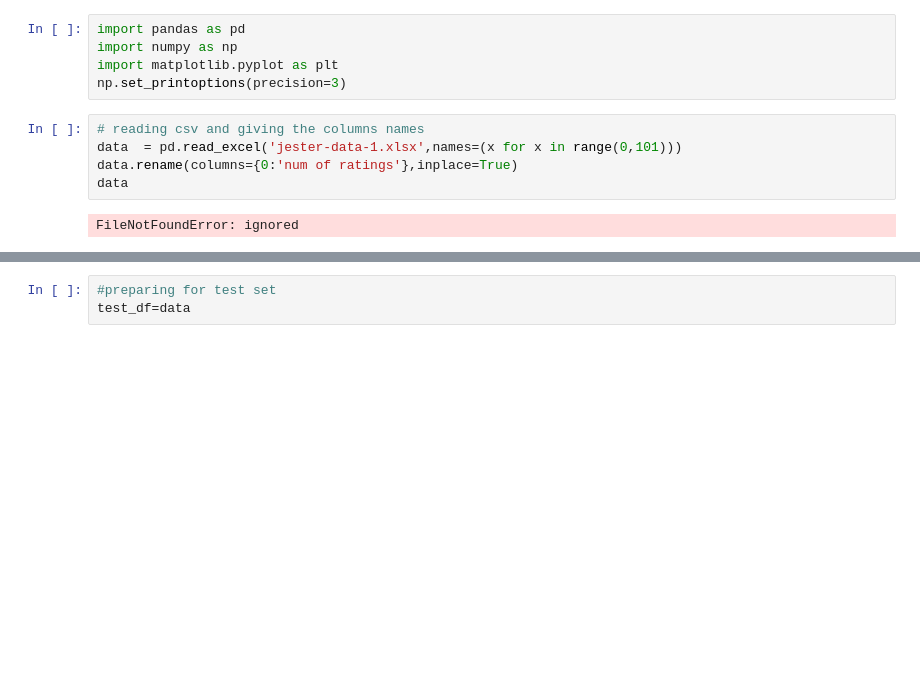
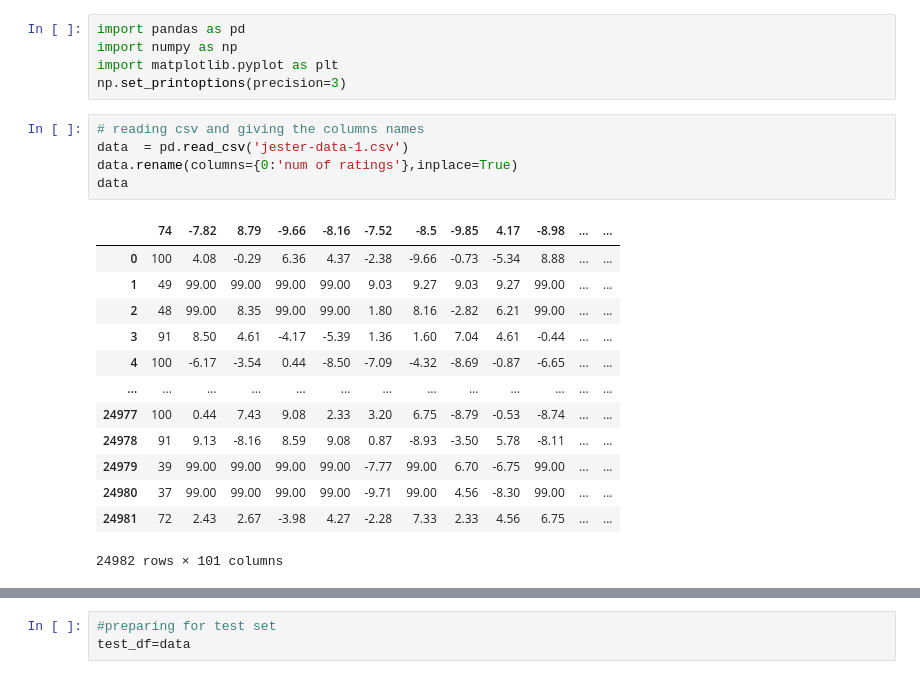
Before and after one commit to MianUsmanAhmed12/Lab4, a Jupyter notebook: my_recomender.ipynb, the cells around one changed output, grey strips where cells are left out. Drawn from its saved outputs; the diff is of its cells as text; blank space fills up the shorter version.

```diff
--- a/my_recomender.ipynb
+++ b/my_recomender.ipynb
@@ -7,10 +7,22 @@ import matplotlib.pyplot as plt
 np.set_printoptions(precision=3)
 # %%
 # reading csv and giving the columns names
-data  = pd.read_excel('jester-data-1.xlsx',names=(x for x in range(0,101)))
+data  = pd.read_csv('jester-data-1.csv')
 data.rename(columns={0:'num of ratings'},inplace=True)
 data
 # %% [output]
+|  | 74 | -7.82 | 8.79 | -9.66 | -8.16 | -7.52 | -8.5 | -9.85 | 4.17 | -8.98 | ... | ... |
+| 0 | 100 | 4.08 | -0.29 | 6.36 | 4.37 | -2.38 | -9.66 | -0.73 | -5.34 | 8.88 | ... | ... |
+| 1 | 49 | 99.00 | 99.00 | 99.00 | 99.00 | 9.03 | 9.27 | 9.03 | 9.27 | 99.00 | ... | ... |
+| 2 | 48 | 99.00 | 8.35 | 99.00 | 99.00 | 1.80 | 8.16 | -2.82 | 6.21 | 99.00 | ... | ... |
+| 3 | 91 | 8.50 | 4.61 | -4.17 | -5.39 | 1.36 | 1.60 | 7.04 | 4.61 | -0.44 | ... | ... |
+| 4 | 100 | -6.17 | -3.54 | 0.44 | -8.50 | -7.09 | -4.32 | -8.69 | -0.87 | -6.65 | ... | ... |
+| ... | ... | ... | ... | ... | ... | ... | ... | ... | ... | ... | ... | ... |
+| 24977 | 100 | 0.44 | 7.43 | 9.08 | 2.33 | 3.20 | 6.75 | -8.79 | -0.53 | -8.74 | ... | ... |
+| 24978 | 91 | 9.13 | -8.16 | 8.59 | 9.08 | 0.87 | -8.93 | -3.50 | 5.78 | -8.11 | ... | ... |
+| 24979 | 39 | 99.00 | 99.00 | 99.00 | 99.00 | -7.77 | 99.00 | 6.70 | -6.75 | 99.00 | ... | ... |
+| 24980 | 37 | 99.00 | 99.00 | 99.00 | 99.00 | -9.71 | 99.00 | 4.56 | -8.30 | 99.00 | ... | ... |
+| 24981 | 72 | 2.43 | 2.67 | -3.98 | 4.27 | -2.28 | 7.33 | 2.33 | 4.56 | 6.75 | ... | ... |
-FileNotFoundError: ignored
+24982 rows × 101 columns
 # %%
 #deleting column which does not have rating
```
Also changed, not shown: parts of 11 cells of this notebook.
